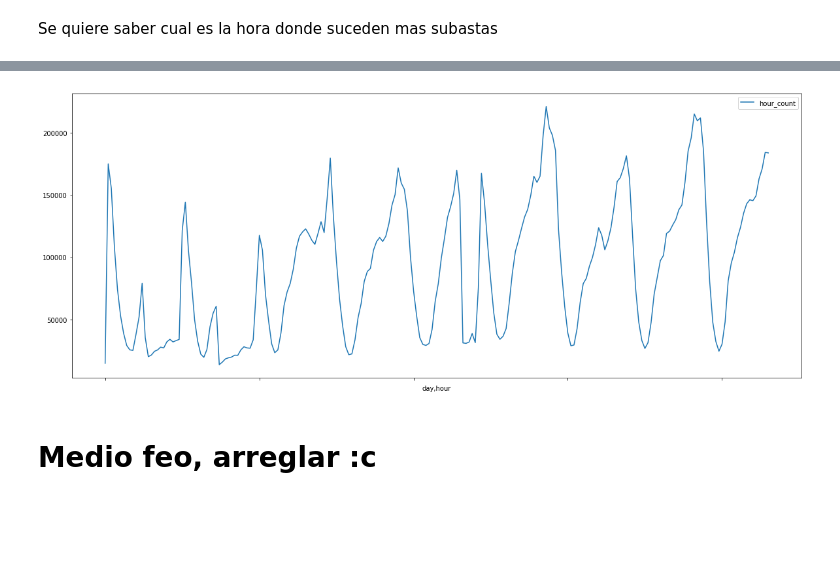
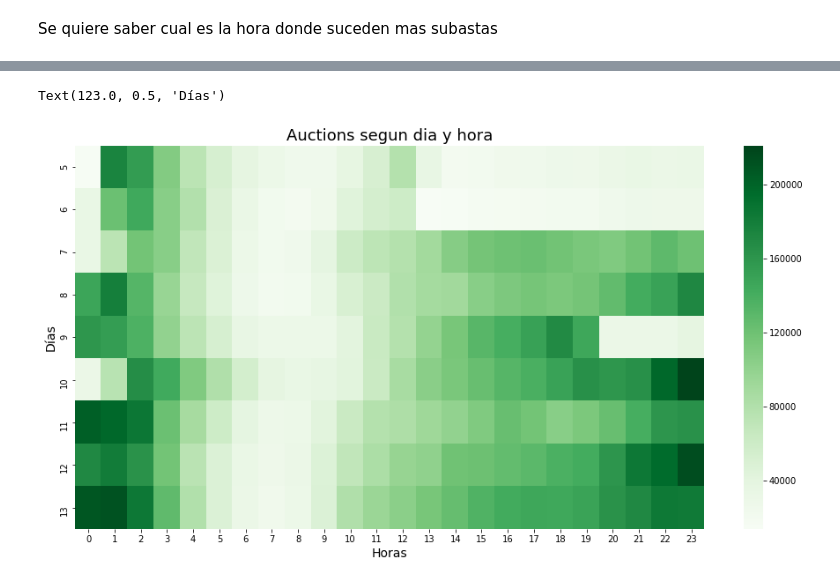
Before and after one commit to sberoch/Datos, a Jupyter notebook: auctions.ipynb, the cells around one changed output, grey strips where cells are left out. Drawn from its saved outputs; the diff is of its cells as text; code cells hidden in the pictures; blank space fills up the shorter version.

Commit message:
Subastas segun dia y hora

```diff
--- a/auctions.ipynb
+++ b/auctions.ipynb
@@ -133,3 +124,5 @@ tiempo.head()
 # %%
-tiempo_graf = tiempo.groupby(['day', 'hour']).agg({'hour' : 'count'})
-tiempo_graf = tiempo_graf.rename(columns = {'hour':'auction_count'})
+tiempo = tiempo.groupby(['day', 'hour']).agg({'hour' : 'count'})
+tiempo = tiempo.rename(columns = {'hour':'auction_count'})
+tiempo = tiempo.reset_index()
+tiempo.head()
@@ -136,6 +136,10 @@ tiempo_graf = tiempo_graf.rename(columns = {'hour':'auction_count'})
-# %%
-plot = tiempo_graf.plot(figsize=(20,8))
-# %% [output]
-[figure, removed]
-# %% [markdown]
-# Medio feo, arreglar :c
+# %%
+plt.figure(figsize = (16,8))
+tiempo_graf = tiempo.pivot_table(index='day', columns='hour', values='auction_count')
+heatMap = sns.heatmap(tiempo_graf,  cmap="Greens", )
+heatMap.set_title("Auctions segun dia y hora", fontsize = 18)
+heatMap.set_xlabel("Horas", fontsize = 14)
+heatMap.set_ylabel("Días", fontsize = 14)
+# %% [output]
+Text(123.0, 0.5, 'Días')
+[figure, added]
```
Also changed, not shown: parts of 2 cells of this notebook.
